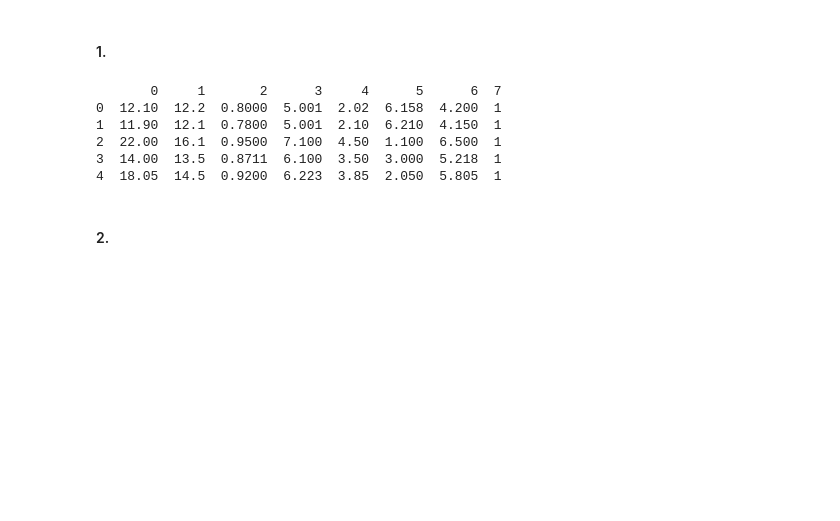
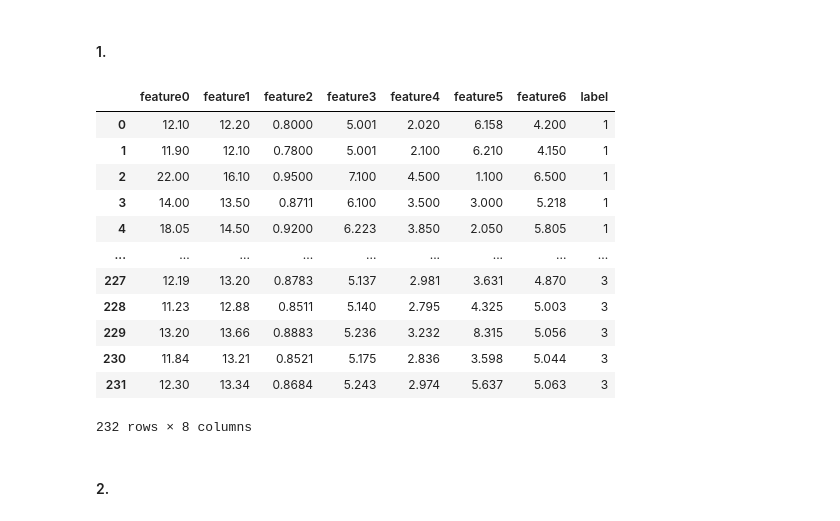
Before and after one commit to itsatefe/Pattern-Recognition, a Jupyter notebook: HW2/Multiclass Classification using Logestic Regression/DataLoad.ipynb, the cells around one changed output. Cells and saved outputs as stored; diff of their text form; code cells hidden in the pictures; blank space fills up the shorter version.

```diff
--- a/HW2/Multiclass Classification using Logestic Regression/DataLoad.ipynb
+++ b/HW2/Multiclass Classification using Logestic Regression/DataLoad.ipynb
@@ -15,12 +19,19 @@ data = pd.read_csv(file_name, sep='\t', header=None)
 # %%
-print(data.head())
+data
 # %% [output]
+|  | feature0 | feature1 | feature2 | feature3 | feature4 | feature5 | feature6 | label |
+| 0 | 12.10 | 12.20 | 0.8000 | 5.001 | 2.020 | 6.158 | 4.200 | 1 |
+| 1 | 11.90 | 12.10 | 0.7800 | 5.001 | 2.100 | 6.210 | 4.150 | 1 |
+| 2 | 22.00 | 16.10 | 0.9500 | 7.100 | 4.500 | 1.100 | 6.500 | 1 |
+| 3 | 14.00 | 13.50 | 0.8711 | 6.100 | 3.500 | 3.000 | 5.218 | 1 |
+| 4 | 18.05 | 14.50 | 0.9200 | 6.223 | 3.850 | 2.050 | 5.805 | 1 |
+| ... | ... | ... | ... | ... | ... | ... | ... | ... |
+| 227 | 12.19 | 13.20 | 0.8783 | 5.137 | 2.981 | 3.631 | 4.870 | 3 |
+| 228 | 11.23 | 12.88 | 0.8511 | 5.140 | 2.795 | 4.325 | 5.003 | 3 |
+| 229 | 13.20 | 13.66 | 0.8883 | 5.236 | 3.232 | 8.315 | 5.056 | 3 |
+| 230 | 11.84 | 13.21 | 0.8521 | 5.175 | 2.836 | 3.598 | 5.044 | 3 |
+| 231 | 12.30 | 13.34 | 0.8684 | 5.243 | 2.974 | 5.637 | 5.063 | 3 |
-       0     1       2      3     4      5      6  7
-0  12.10  12.2  0.8000  5.001  2.02  6.158  4.200  1
-1  11.90  12.1  0.7800  5.001  2.10  6.210  4.150  1
-2  22.00  16.1  0.9500  7.100  4.50  1.100  6.500  1
-3  14.00  13.5  0.8711  6.100  3.50  3.000  5.218  1
-4  18.05  14.5  0.9200  6.223  3.85  2.050  5.805  1
+232 rows × 8 columns
 # %% [markdown]
 #### 2.
 # %%
```
Also changed, not shown: parts of 32 cells of this notebook, 2 other files.
